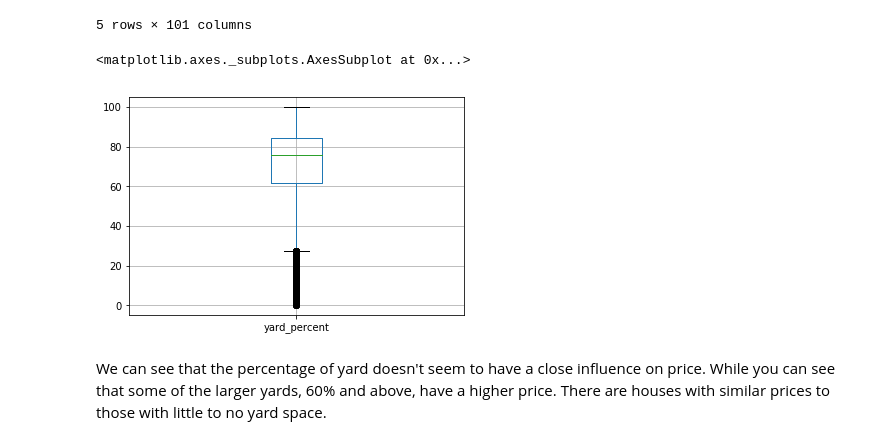
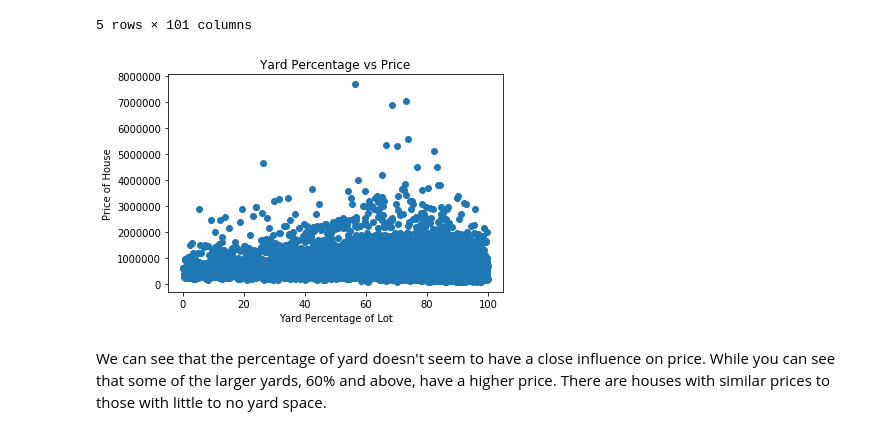
Before and after one commit to roweyerboat/King_County_Housing_Data, a Jupyter notebook: student.ipynb, the cells around one changed output. Saved outputs shown, nothing was run; the diff lists cells and outputs as text; code cells hidden in the pictures.

```diff
--- a/student.ipynb
+++ b/student.ipynb
@@ -930,11 +908,14 @@ df_yard.head()
 | 3 | 604000.0 | 4 | 1960 | 1.0 | 5000 | 910.0 | 47.5208 | -122.393 | 1360 | ... |
 | 4 | 510000.0 | 3 | 1680 | 1.0 | 8080 | 0.0 | 47.6168 | -122.045 | 1800 | ... |
 5 rows × 101 columns
-# %%
-df_yard.boxplot(column='yard_percent')
-# %% [output]
-<matplotlib.axes._subplots.AxesSubplot at 0x...>
-[figure, removed]
+# %%
+plt.scatter(x=df_yard['yard_percent'], y=df_yard['price'])
+plt.xlabel('Yard Percentage of Lot')
+plt.ylabel('Price of House')
+plt.title('Yard Percentage vs Price')
+plt.show()
+# %% [output]
+[figure, added]
 # %% [markdown]
 We can see that the percentage of yard doesn't seem to have a close influence on price.  While you can see that some of the larger yards, 60% and above, have a higher price.  There are houses with similar prices to those with little to no yard space.
 # %% [markdown]
```
Also changed, not shown: parts of 27 cells of this notebook.
